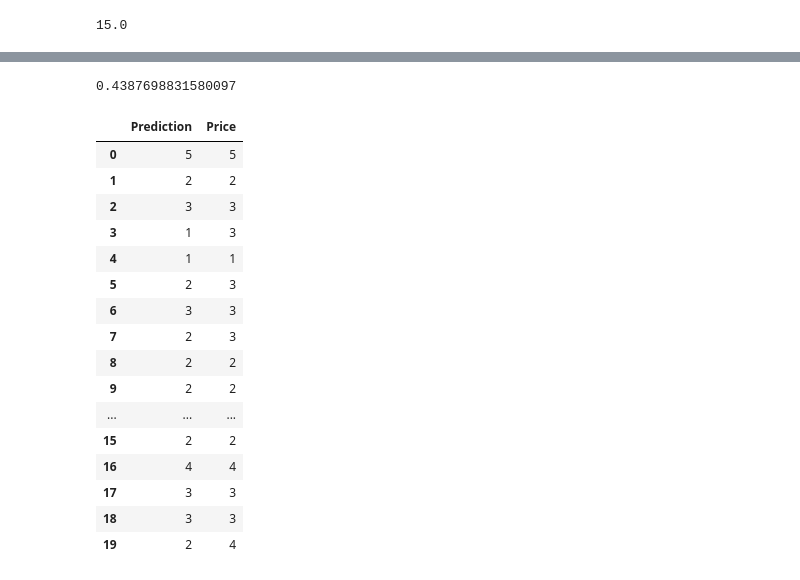
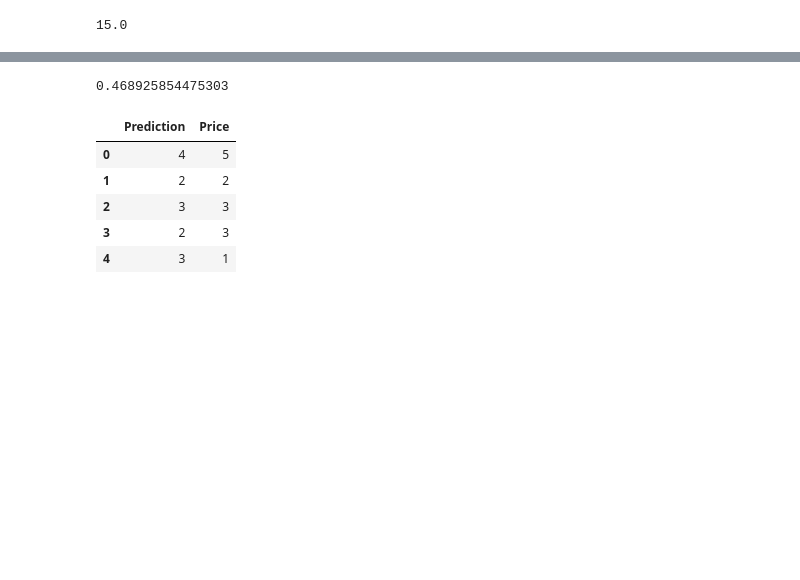
Before and after one commit to LoriHarris/Airbnb_ML, a Jupyter notebook: Cleaning.ipynb, the cells around one changed output, grey strips where cells are left out. Drawn from its saved outputs; the diff is of its cells as text; code cells hidden in the pictures; blank space fills up the shorter version.

```diff
--- a/Cleaning.ipynb
+++ b/Cleaning.ipynb
@@ -87,6 +87,7 @@ train['bedrooms']=train['bedrooms'].fillna(train['bedrooms'].dropna().mean())
 train['beds']=train['beds'].fillna(train['beds'].dropna().mean())
 train['square_feet']=train['square_feet'].fillna(train['square_feet'].dropna().mean())
 train['security_deposit']=train['security_deposit'].fillna(train['security_deposit'].dropna().mean())
+train['minimum_nights']=train['minimum_nights'].fillna(train['minimum_nights'].dropna().mean())
 # %%
 train['price'].max()
 # %% [output]
@@ -96,8 +97,8 @@ df = train.drop(columns=['listing_url','last_scraped','thumbnail_url', 'medium_u
 label_encoder=LabelEncoder()
 label_encoder.fit(df['neighbourhood_cleansed'])
 df['neighbourhood_cleansed']=label_encoder.transform(df['neighbourhood_cleansed'])
-# label_encoder.fit(df['price'])
-# df['price']=label_encoder.transform(df['price'])
+label_encoder.fit(df['minimum_nights'])
+df['minimum_nights']=label_encoder.transform(df['minimum_nights'])
 
 label_encoder.fit(df['square_feet'])
 df['square_feet']=label_encoder.transform(df['square_feet'])
@@ -247,6 +249,9 @@ df['price'].min()
 
 
 train1 = pd.DataFrame({
+
+        'MinNights':df['minimum_nights'],
+
     'Hood': df['neighbourhood_cleansed'],
     'SqFt':df['square_feet'],
     '#Reviews':df['number_of_reviews'],
@@ -268,16 +273,26 @@ train1 = pd.DataFrame({
 # %%
 bins=[0,25,50,100,150,200]
 labels=[1,2,3,4,5]
-train1['CleanFee'] = pd.cut(train1['CleanFee'], bins=bins, labels=labels)
+# train1['CleanFee'] = pd.cut(train1['CleanFee'], bins=bins, labels=labels)
+train1['CleanFee'] = np.searchsorted(bins, train1['CleanFee'].values)
+
 bins2=[0,1000,2000,3000,4000,5000,6000]
 labels2=[.5,1,1.5,2,2.5,3]
-train1['Dist'] = pd.cut(train1['Dist'], bins=bins2, labels=labels2)
+train1['Dist'] = np.searchsorted(bins2, train1['Dist'].values)
+
+# train1['Dist'] = pd.cut(train1['Dist'], bins=bins2, labels=labels2)
 
 bins1 = [0,50,100, 150, 250,300,400, 600, 1000, 8000]
 labels1 = [1,2,3,4, 5, 6,7, 8, 9]
-# train1['Price'] = pd.cut(train1['Price'], bins=bins1, labels=labels1).astype('int')
-train1['Price'] = pd.cut(train1['Price'], bins=bins1, labels=labels1)
+train1['Price'] = np.searchsorted(bins1, train1['Price'].values)
+# train1['Price'] = pd.cut(train1['Price'], bins=bins1, labels=labels1)
+bins3=[0,50,100,150,250,300,500]
+
+train1['#Reviews'] = np.searchsorted(bins3, train1['#Reviews'].values)
+
+
 train1['Dist']=train1['Dist'].fillna(2)
 train1['CleanFee']=train1['CleanFee'].fillna(2)
 train1.to_csv('test_data.csv')
 # train1['Hood'].unique
+train1.head()
@@ -543,27 +567,16 @@ score = cross_val_score(clf, x_train, y_train, cv=k_fold, n_jobs=1, scoring=scor
 
 print(score.mean())
 # %% [output]
-0.4387698831580097
+0.468925854475303
 # %%
 clf.fit(x_train,y_train)
 prediction=clf.predict(test_data)
 submission = pd.DataFrame({"Prediction":prediction, "Price":price})
-submission.head(20)
+submission.head(5)
 # %% [output]
 |  | Prediction | Price |
-| 0 | 5 | 5 |
+| 0 | 4 | 5 |
 | 1 | 2 | 2 |
 | 2 | 3 | 3 |
-| 3 | 1 | 3 |
-| 4 | 1 | 1 |
-| 5 | 2 | 3 |
-| 6 | 3 | 3 |
-| 7 | 2 | 3 |
-| 8 | 2 | 2 |
-| 9 | 2 | 2 |
-| ... | ... | ... |
-| 15 | 2 | 2 |
-| 16 | 4 | 4 |
-| 17 | 3 | 3 |
-| 18 | 3 | 3 |
-| 19 | 2 | 4 |
+| 3 | 2 | 3 |
+| 4 | 3 | 1 |
```
Also changed, not shown: parts of 21 cells of this notebook, 1 other file.
